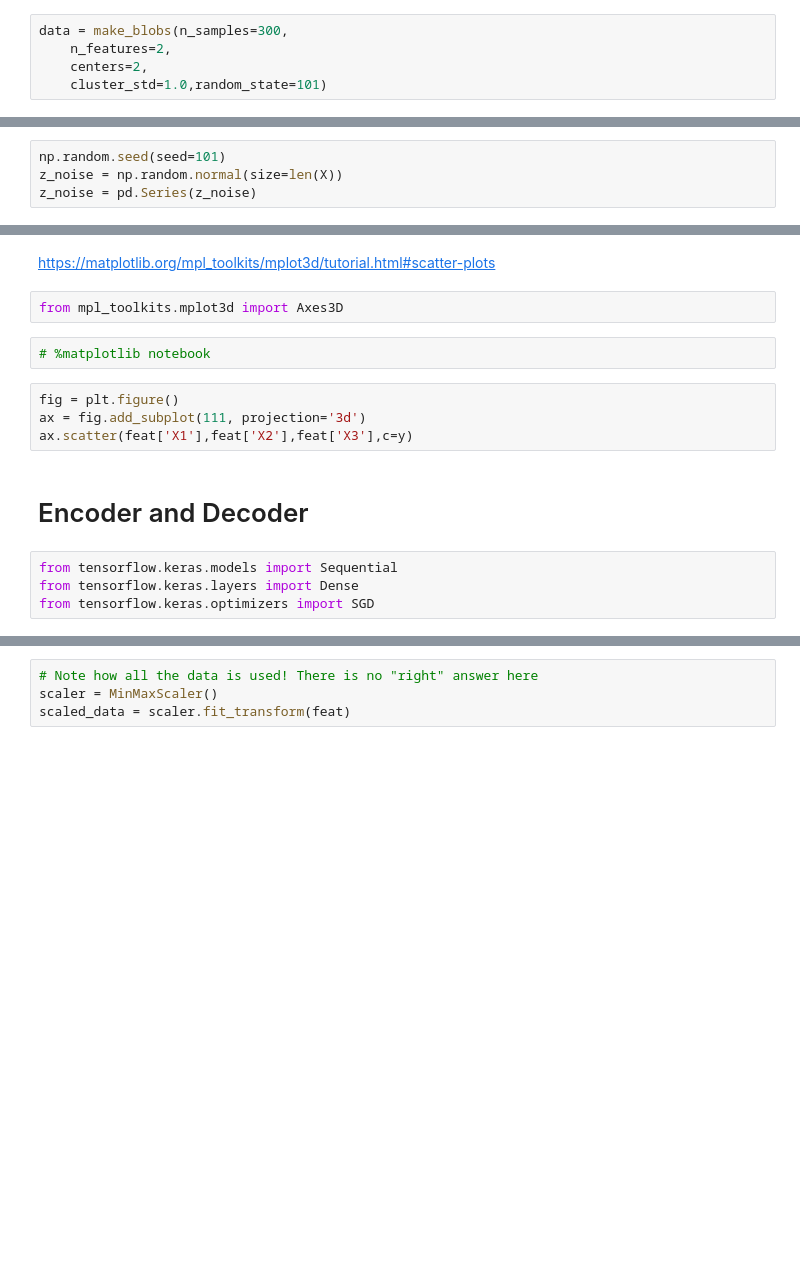
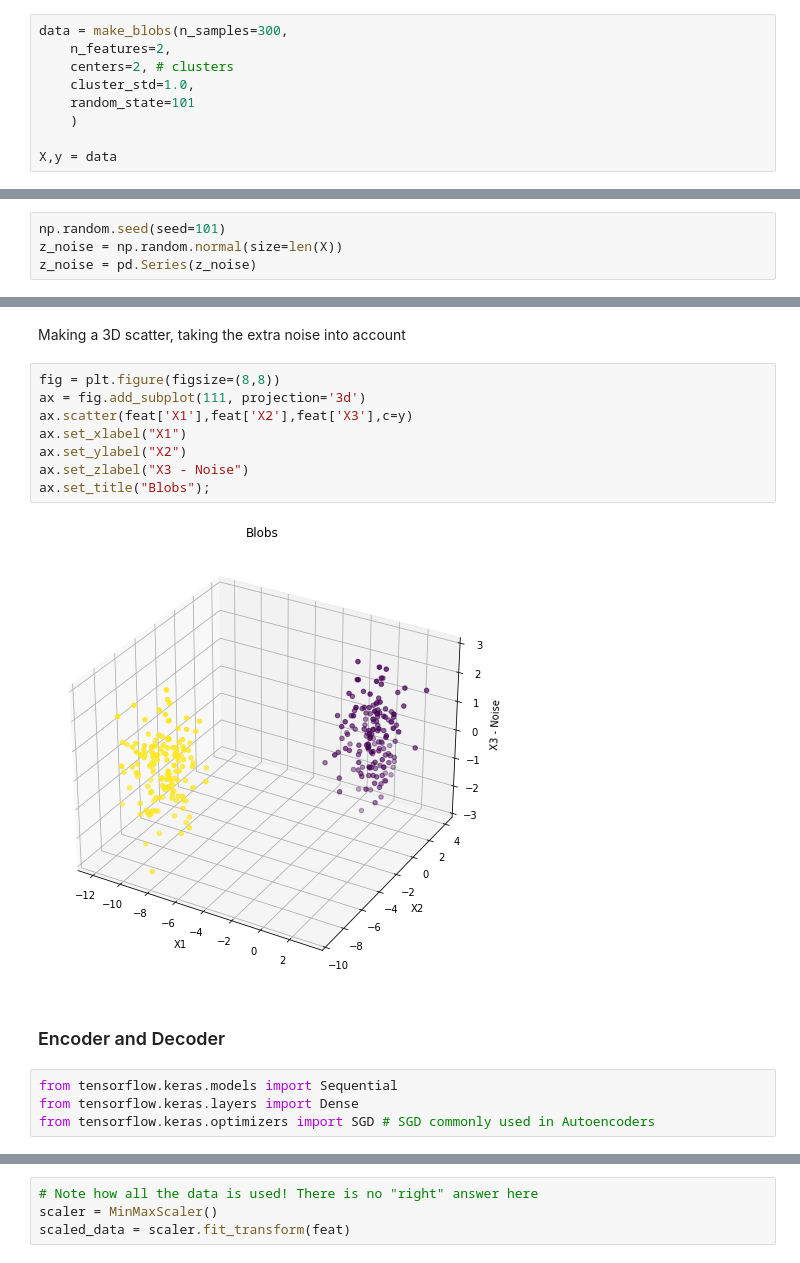
Before and after one commit to SimRey/Deep-Learning, a Jupyter notebook: Autoencoders/01-Introduction.ipynb, the cells around one changed output, grey strips where cells are left out. Cells and saved outputs as stored; diff of their text form; blank space fills up the shorter version.

```diff
--- a/Autoencoders/01-Introduction.ipynb
+++ b/Autoencoders/01-Introduction.ipynb
@@ -10,6 +11,10 @@ from sklearn.datasets import make_blobs
 # %%
 data = make_blobs(n_samples=300,
     n_features=2,
-    centers=2,
-    cluster_std=1.0,random_state=101)
+    centers=2, # clusters
+    cluster_std=1.0,
+    random_state=101
+    )
+
+X,y = data
 # %%
@@ -29,16 +78,18 @@ plt.scatter(feat['X1'],feat['X2'],c=y)
-# %% [markdown]
-https://matplotlib.org/mpl_toolkits/mplot3d/tutorial.html#scatter-plots
-# %%
-from mpl_toolkits.mplot3d import Axes3D
-# %%
-# %matplotlib notebook
+# %% [markdown]
+Making a 3D scatter, taking the extra noise into account
 # %%
-fig = plt.figure()
+fig = plt.figure(figsize=(8,8))
 ax = fig.add_subplot(111, projection='3d')
 ax.scatter(feat['X1'],feat['X2'],feat['X3'],c=y)
+ax.set_xlabel("X1")
+ax.set_ylabel("X2")
+ax.set_zlabel("X3 - Noise")
+ax.set_title("Blobs");
+# %% [output]
+[figure, added]
 # %% [markdown]
-# Encoder and Decoder
+### Encoder and Decoder
 # %%
 from tensorflow.keras.models import Sequential
 from tensorflow.keras.layers import Dense
-from tensorflow.keras.optimizers import SGD
+from tensorflow.keras.optimizers import SGD # SGD commonly used in Autoencoders
```
Also changed, not shown: parts of 17 cells of this notebook.
